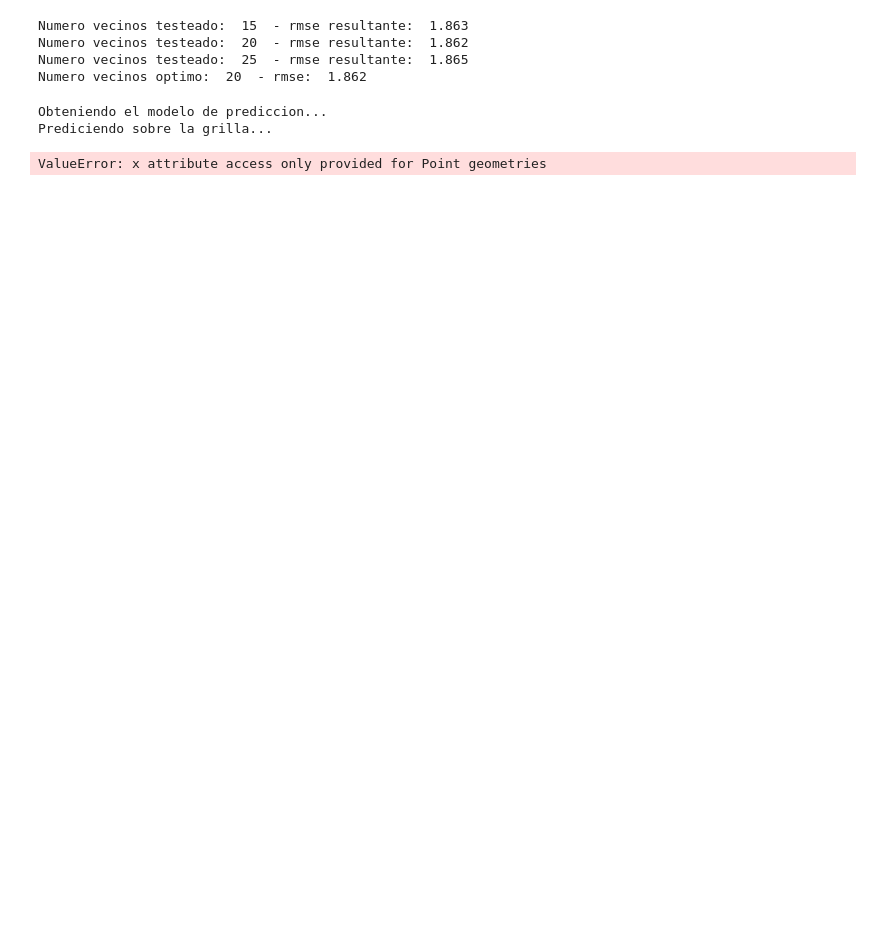
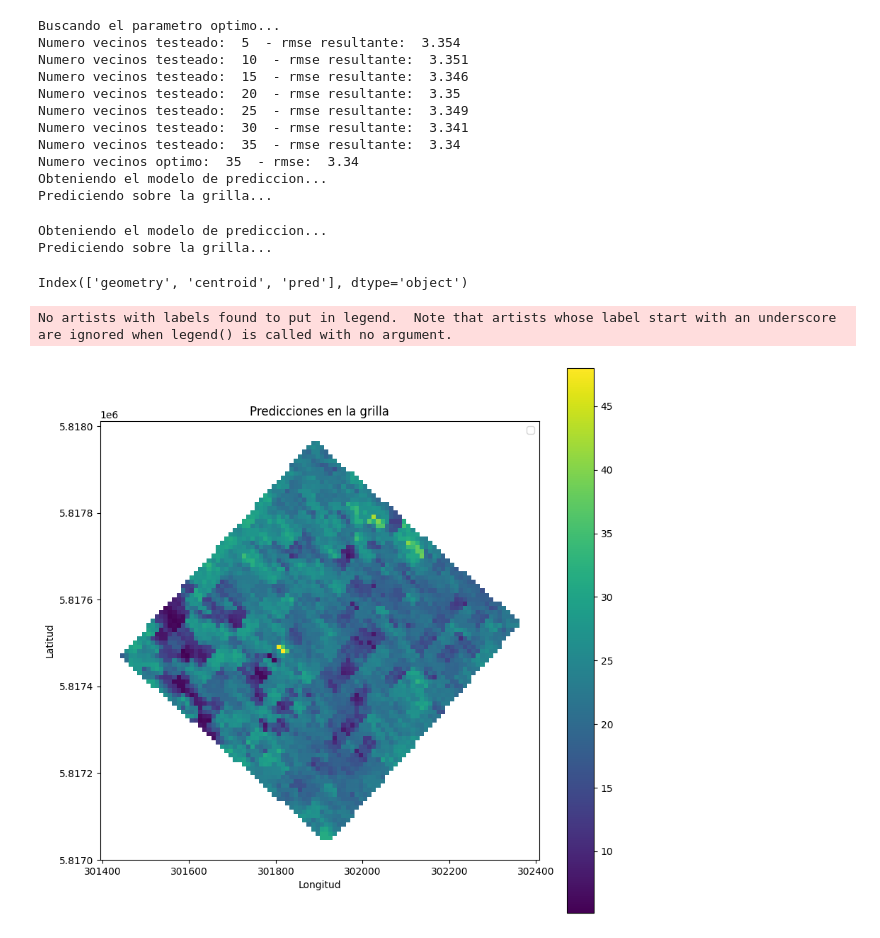
Before and after one commit to alejandroaleman/RtoPy, a Jupyter notebook: random_forest.ipynb, the cells around one changed output. Drawn from its saved outputs; the diff is of its cells as text; code cells hidden in the pictures; blank space fills up the shorter version.

Commit message:
modificaciones a la grilla de interpolación

```diff
--- a/random_forest.ipynb
+++ b/random_forest.ipynb
@@ -136,18 +155,29 @@ model= rfsi(gdf=obs,k_neighbors=knn,vname='EC90',seed=701408733)
 # %%
-obs = gpd.read_file(filename="Data/ECa.gpkg",layer="EC_field_01")
-knn = [15,20,25]
-model = rfsi(gdf=obs,k_neighbors=knn,vname='EC30',seed=701408733)
+obs = gpd.read_file(filename="Data/ECa.gpkg",layer="EC_field_04")
+bound = gpd.read_file(filename="Data/F05_boundary.gpkg")
+knn = [5,10,15,20,25,30,35]
+model, predictions, resid= rfsi(gdf=obs,k_neighbors=knn,vname='EC90',bound_grid=bound,seed=701408733)
 # %% [output]
-Numero vecinos testeado:  15  - rmse resultante:  1.863
-Numero vecinos testeado:  20  - rmse resultante:  1.862
-Numero vecinos testeado:  25  - rmse resultante:  1.865
-Numero vecinos optimo:  20  - rmse:  1.862
+Buscando el parametro optimo...
+Numero vecinos testeado:  5  - rmse resultante:  3.354
+Numero vecinos testeado:  10  - rmse resultante:  3.351
+Numero vecinos testeado:  15  - rmse resultante:  3.346
+Numero vecinos testeado:  20  - rmse resultante:  3.35
+Numero vecinos testeado:  25  - rmse resultante:  3.349
+Numero vecinos testeado:  30  - rmse resultante:  3.341
+Numero vecinos testeado:  35  - rmse resultante:  3.34
+Numero vecinos optimo:  35  - rmse:  3.34
+Obteniendo el modelo de prediccion...
+Prediciendo sobre la grilla...
 # %%
-obs = gpd.read_file(filename="Data/ECa.gpkg",layer="EC_field_01")
+obs = gpd.read_file(filename="Data/ECa.gpkg",layer="EC_field_04")
 bound = gpd.read_file(filename="Data/F05_boundary.gpkg")
-knn = 20
-model,predictions= rfsi(gdf=obs,k_neighbors=knn,vname='EC90',bound_grid=bound,seed=701408733)
+knn = 5
+model, predictions, resid= rfsi(gdf=obs,k_neighbors=knn,vname='EC90',bound_grid=bound,grid_geom='Polygon',grid_res=10,seed=701408733)
 # %% [output]
 Obteniendo el modelo de prediccion...
 Prediciendo sobre la grilla...
-ValueError: x attribute access only provided for Point geometries
+# %%
+print(predictions.columns)
+# %% [output]
+Index(['geometry', 'centroid', 'pred'], dtype='object')
@@ -153,0 +197,22 @@ ValueError: x attribute access only provided for Point geometries
+# %%
+import matplotlib.pyplot as plt
+
+# Crear una figura y ejes
+fig, ax = plt.subplots(figsize=(10, 10))
+
+# Plotear la grilla con las predicciones
+predictions.plot(ax=ax, column='pred', cmap='viridis', legend=True)
+
+# Añadir título y etiquetas
+ax.set_title('Predicciones en la grilla')
+ax.set_xlabel('Longitud')
+ax.set_ylabel('Latitud')
+
+# Mostrar la leyenda
+plt.legend()
+
+# Mostrar el gráfico
+plt.show()
+# %% [output]
+No artists with labels found to put in legend.  Note that artists whose label start with an underscore are ignored when legend() is called with no argument.
+[figure, added]
```
Also changed, not shown: parts of 3 cells of this notebook, 2 other files.
